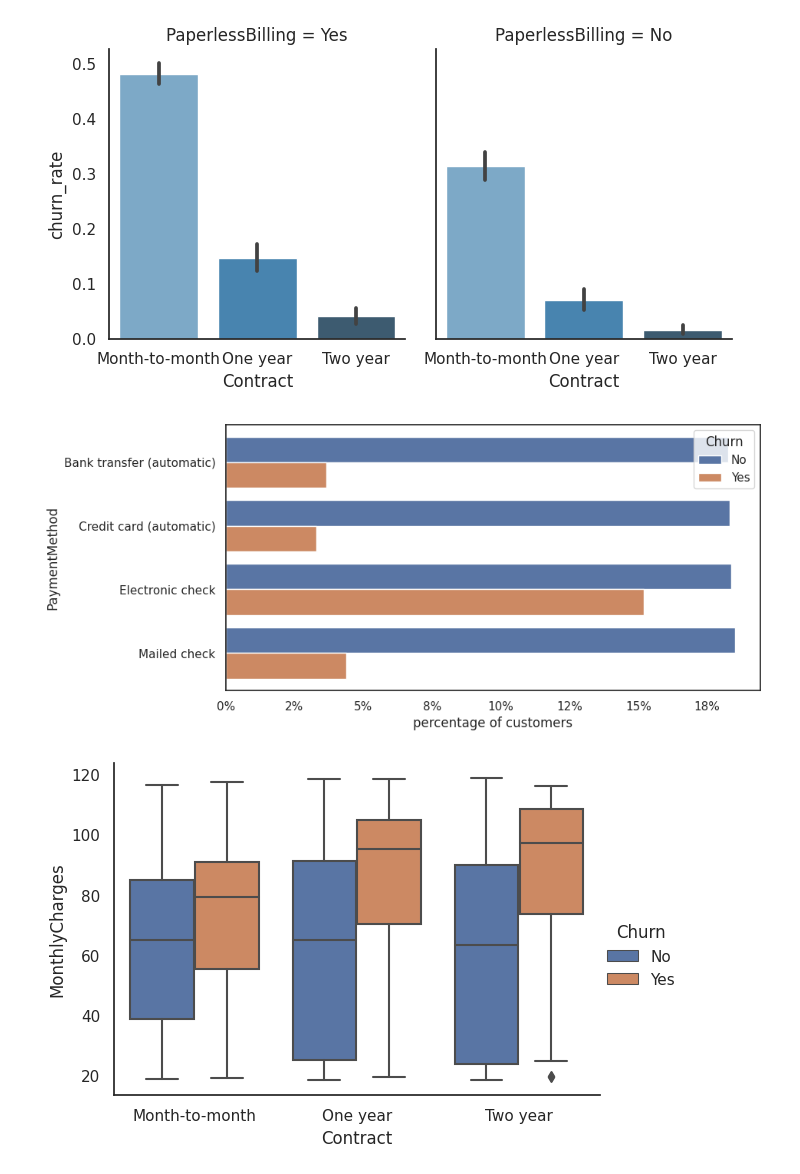
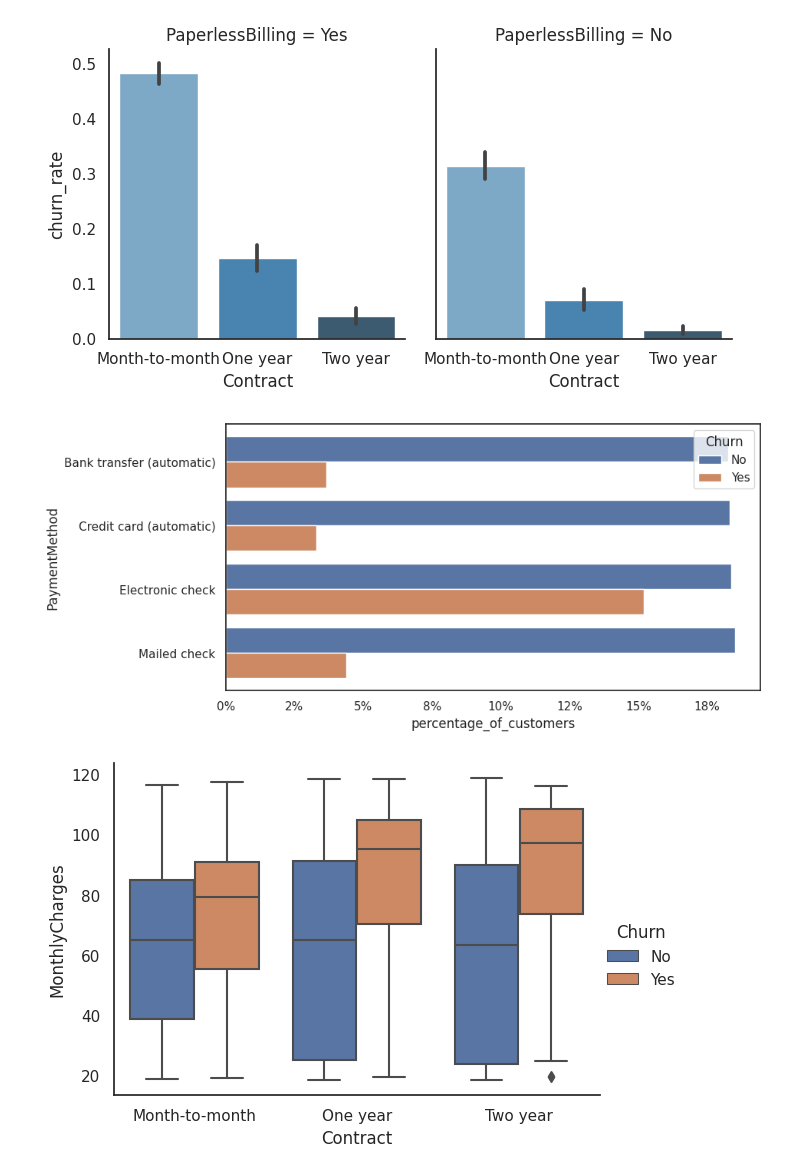
Before and after one commit to Wasiful-Alam/py-ml-training, a Jupyter notebook: notebooks/customer_churn_exploratory_data.ipynb, the cells around one changed output. Drawn from its saved outputs; the diff is of its cells as text; code cells hidden in the pictures.

```diff
--- a/notebooks/customer_churn_exploratory_data.ipynb
+++ b/notebooks/customer_churn_exploratory_data.ipynb
@@ -45,4 +115,7 @@ kdeplot('TotalCharges')
 # %%
-g = sns.PairGrid(df, y_vars=["tenure"], x_vars=["MonthlyCharges", "TotalCharges"], height=4.5, hue="Churn", aspect=1.1)
-ax = g.map(plt.scatter, alpha=0.6) # we can observe bounderies when we use scatterplot, showing us density of leaving and staying due to increase of total and monthly charge
+# we can observe bounderies when we use scatterplot, showing us density of leaving and staying due to increase of total and monthly charge
+#Newer customers are dense in the lower reagion and they are leaving with increasing monthly fee
+g = sns.PairGrid(raw_df, y_vars=["tenure"], x_vars=["MonthlyCharges", "TotalCharges"], height=4.5, hue="Churn", aspect=1.1)
+ax = g.map(plt.scatter, alpha=0.6)
+plt.legend()
 # %% [output]
@@ -55,0 +132,2 @@ kdeplot('monthly_charges_diff')
+# %%
+processed_df = add_monthly_charges_diff(df=raw_df)
@@ -55,0 +151,15 @@ kdeplot('monthly_charges_diff')
+# %%
+# transforming the data into a new frame according to churn and total count of senior citizen
+#to calculate the the percentage using total ammount of people or rows
+def calculate_customer_pct(df: pd.DataFrame, feature: str) -> pd.DataFrame:
+    new_col_name = "total_count"
+    _df = (
+        df
+        .groupby(feature)["Churn"]
+        .value_counts()
+        .to_frame()
+        .rename(columns={"Churn": new_col_name})
+        .reset_index()
+    )
+    _df["percentage_of_customers"] = _df[new_col_name]/len(df)
+    return _df
@@ -57,19 +175,14 @@ kdeplot('monthly_charges_diff')
 # Six binary features (Yes/No)
 # Nine features with three unique values each (categories)
 # One feature with four unique values
-
-def barplot_percentages(feature, orient='v', axis_name="percentage of customers"):
-    ratios = pd.DataFrame()
-    g = df.groupby(feature)["Churn"].value_counts().to_frame()
-    g = g.rename({"Churn": axis_name}, axis = 1).reset_index()
-    g[axis_name] = g[axis_name]/len(df)
+# making a barplot to compare between the data.
+def barplot_percentages(df, colname: str, orient='v'):
+    axis_name="percentage_of_customers"
     if orient == 'v':
-        ax = sns.barplot(x = feature, y = axis_name, hue = 'Churn', data=g, orient=orient)
+        ax = sns.barplot(x = colname, y = axis_name, hue = 'Churn', data = df, orient=orient)
         ax.set_yticklabels(['{:,.0%}'.format(y) for y in ax.get_yticks()])
+        ax.plot()
     else:
-        ax = sns.barplot(x= axis_name, y=feature, hue = 'Churn', data = g, orient = orient)
+        ax = sns.barplot(x= axis_name, y=colname, hue = 'Churn', data = df, orient = orient)
         ax.set_xticklabels(['{:,.0%}'.format(x) for x in ax.get_xticks()])
         ax.plot()
-
-
-barplot_percentages("SeniorCitizen")
@@ -146,8 +291,9 @@ ax = g.map(sns.barplot, "Contract", "churn_rate", palette = "Blues_d", order = [
 # %% [output]
 [figure]
 # %%
+calculated_customer_pct_pm = calculate_customer_pct(processed_df, "PaymentMethod")
 plt.figure(figsize=(9,4.5))
-barplot_percentages("PaymentMethod", orient ='h')
+barplot_percentages(calculated_customer_pct_pm,"PaymentMethod", orient ='h')
 # %% [output]
-[figure, old version]
+[figure, new version]
 # %%
```
Also changed, not shown: parts of 50 cells of this notebook, 17 other files.
